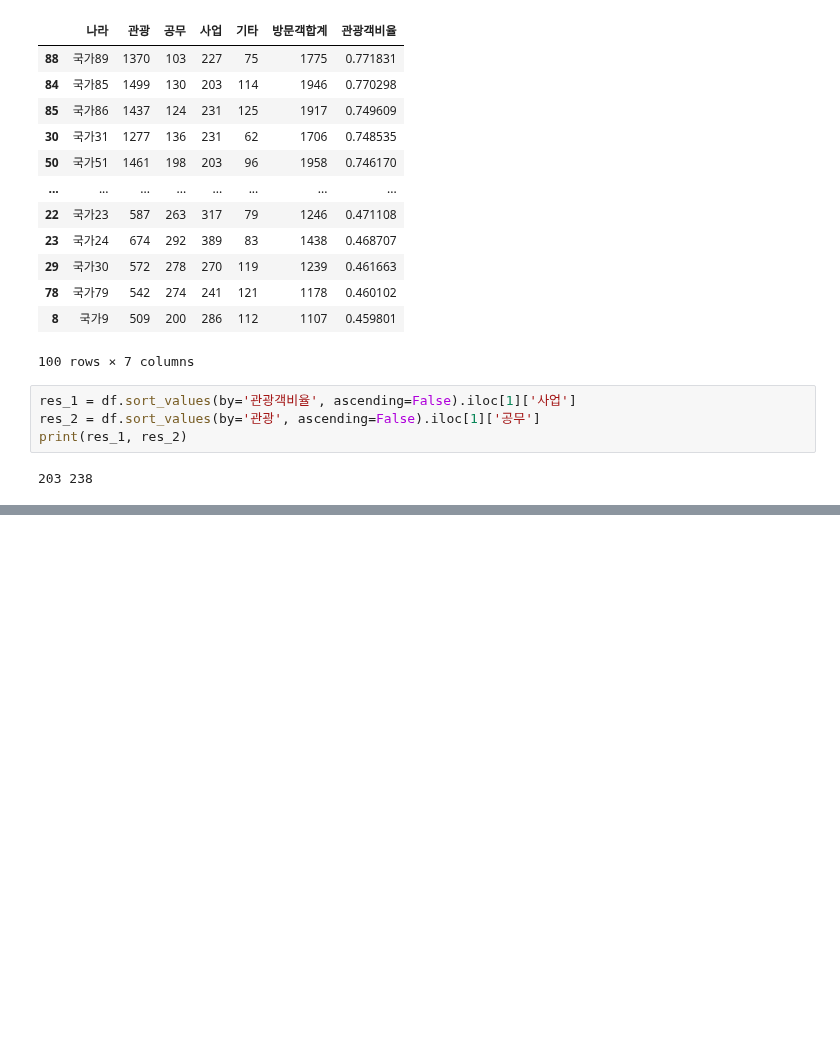
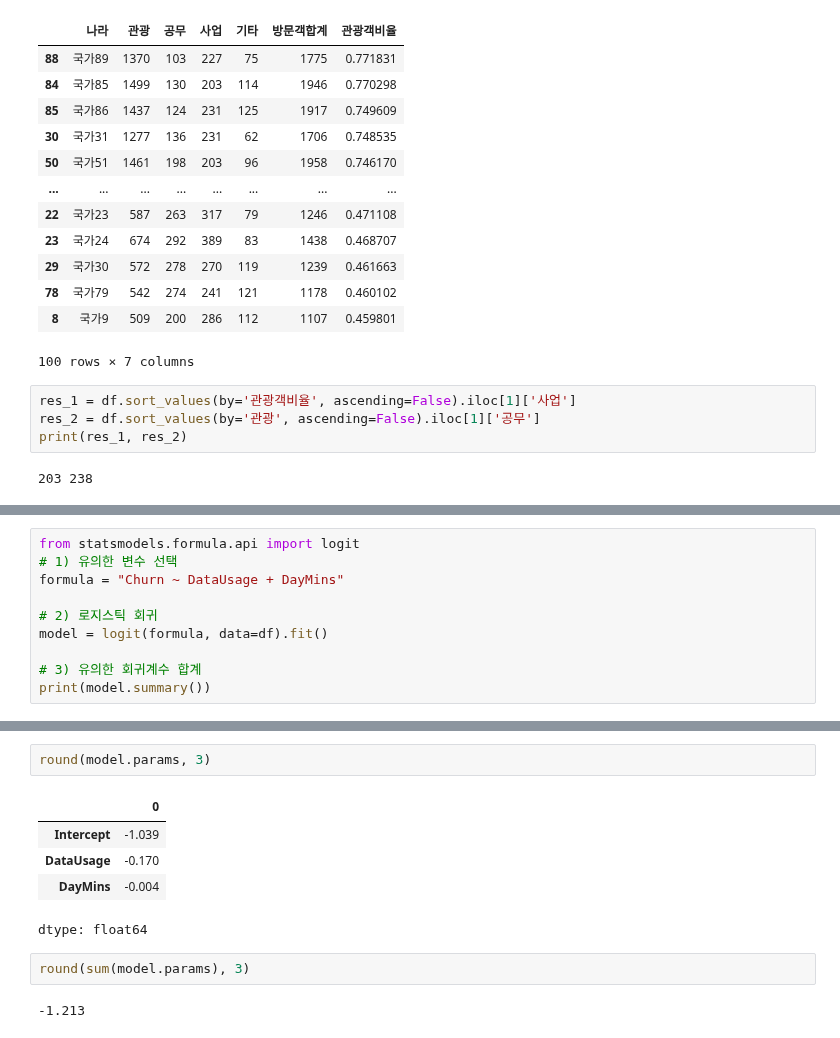
Before and after one commit to va4756/algio_sklearn, a Jupyter notebook: bigdata_sinagong_part4.ipynb, the cells around one changed output, grey strips where cells are left out. Saved outputs shown, nothing was run; the diff lists cells and outputs as text; blank space fills up the shorter version.

```diff
--- a/bigdata_sinagong_part4.ipynb
+++ b/bigdata_sinagong_part4.ipynb
@@ -148,0 +414,10 @@ print(res_1, res_2)
+# %%
+from statsmodels.formula.api import logit
+# 1) 유의한 변수 선택
+formula = "Churn ~ DataUsage + DayMins"
+
+# 2) 로지스틱 회귀
+model = logit(formula, data=df).fit()
+
+# 3) 유의한 회귀계수 합계
+print(model.summary())
@@ -148,0 +444,12 @@ print(res_1, res_2)
+# %%
+round(model.params, 3)
+# %% [output]
+|  | 0 |
+| Intercept | -1.039 |
+| DataUsage | -0.170 |
+| DayMins | -0.004 |
+dtype: float64
+# %%
+round(sum(model.params), 3)
+# %% [output]
+-1.213
```
Also changed, not shown: parts of 26 cells of this notebook.
